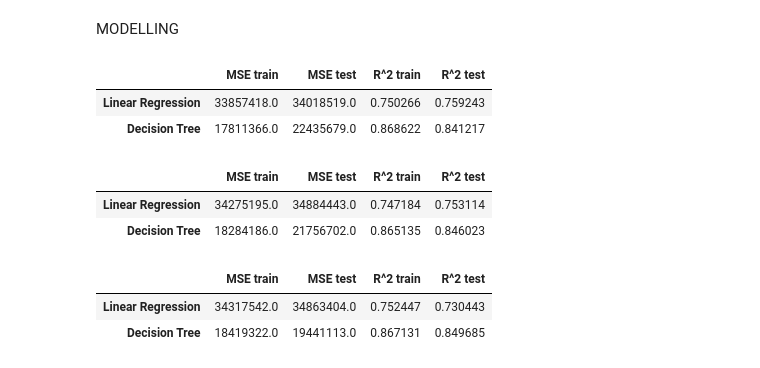
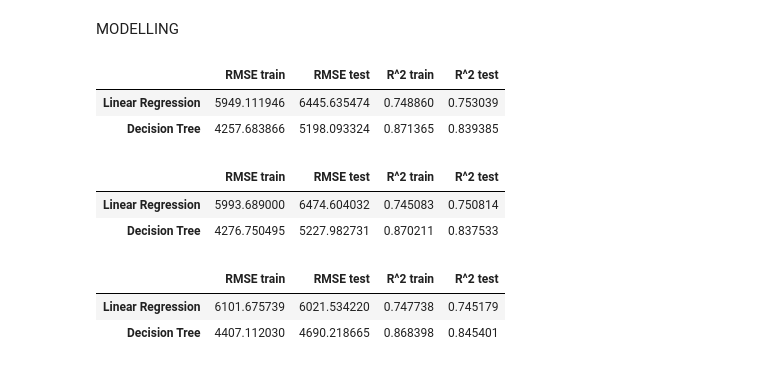
Before and after one commit to ewagaka/ML_regresja, a Jupyter notebook: ML_regresja_projekt.ipynb, the cells around one changed output. Drawn from its saved outputs; the diff is of its cells as text; code cells hidden in the pictures.

```diff
--- a/ML_regresja_projekt.ipynb
+++ b/ML_regresja_projekt.ipynb
@@ -101,7 +102,7 @@ df[['sex', 'smoker', 'region']].describe()
 DATA CLEANING
 # %%
 # Usunięcie duplikatów
-df = df.drop_duplicates()
+df = df.drop_duplicates().reset_index(drop=True)
 # %%
 # Zamienienie wartości typu object oraz int na wartości typu float
 # df_copy = df.copy()
@@ -225,8 +228,8 @@ slr.fit(X_train, y_train)
 y_train_pred = slr.predict(X_train)
 y_test_pred = slr.predict(X_test)
 
-MSE_lr_train = mean_squared_error(y_train, y_train_pred)
-MSE_lr_test = mean_squared_error(y_test, y_test_pred)
+MSE_lr_train = sqrt(mean_squared_error(y_train, y_train_pred))
+MSE_lr_test = sqrt(mean_squared_error(y_test, y_test_pred))
 r2_lr_train = r2_score(y_train, y_train_pred)
 r2_lr_test = r2_score(y_test, y_test_pred)
 # %%
@@ -236,22 +239,22 @@ tree_reg.fit(X_train, y_train)
 y_train_pred = tree_reg.predict(X_train)
 y_test_pred = tree_reg.predict(X_test)
 
-MSE_t_train = mean_squared_error(y_train, y_train_pred)
-MSE_t_test = mean_squared_error(y_test, y_test_pred)
+MSE_t_train = sqrt(mean_squared_error(y_train, y_train_pred))
+MSE_t_test = sqrt(mean_squared_error(y_test, y_test_pred))
 r2_t_train = r2_score(y_train, y_train_pred)
 r2_t_test = r2_score(y_test, y_test_pred)
 # %%
 # Wyniki zastosowanych modeli
-wyniki = pd.DataFrame({'MSE train':[MSE_lr_train.round(0), MSE_t_train.round(0)],
-                      'MSE test':[MSE_lr_test.round(0), MSE_t_test.round(0)],
+wyniki = pd.DataFrame({'RMSE train':[MSE_lr_train, MSE_t_train],
+                      'RMSE test':[MSE_lr_test, MSE_t_test],
                       'R^2 train':[r2_lr_train, r2_t_train],
                       'R^2 test':[r2_lr_test, r2_t_test]})
 wyniki.index=['Linear Regression', 'Decision Tree']
 wyniki
 # %% [output]
-|  | MSE train | MSE test | R^2 train | R^2 test |
-| Linear Regression | 33857418.0 | 34018519.0 | 0.750266 | 0.759243 |
-| Decision Tree | 17811366.0 | 22435679.0 | 0.868622 | 0.841217 |
+|  | RMSE train | RMSE test | R^2 train | R^2 test |
+| Linear Regression | 5949.111946 | 6445.635474 | 0.748860 | 0.753039 |
+| Decision Tree | 4257.683866 | 5198.093324 | 0.871365 | 0.839385 |
 # %%
 # Stworzenie zbioru testowego i treningowego dla wybranych zmiennych
 X = df_copy[['age', 'bmi', 'smoker_no', 'smoker_yes']].values
@@ -284,16 +287,16 @@ r2_t_train = r2_score(y_train, y_train_pred)
 r2_t_test = r2_score(y_test, y_test_pred)
 # %%
 # Wyniki zastosowanych modeli
-wyniki = pd.DataFrame({'MSE train':[MSE_lr_train.round(0), MSE_t_train.round(0)],
-                      'MSE test':[MSE_lr_test.round(0), MSE_t_test.round(0)],
+wyniki = pd.DataFrame({'RMSE train':[MSE_lr_train, MSE_t_train],
+                      'RMSE test':[MSE_lr_test, MSE_t_test],
                       'R^2 train':[r2_lr_train, r2_t_train],
                       'R^2 test':[r2_lr_test, r2_t_test]})
 wyniki.index=['Linear Regression', 'Decision Tree']
 wyniki
 # %% [output]
-|  | MSE train | MSE test | R^2 train | R^2 test |
-| Linear Regression | 34275195.0 | 34884443.0 | 0.747184 | 0.753114 |
-| Decision Tree | 18284186.0 | 21756702.0 | 0.865135 | 0.846023 |
+|  | RMSE train | RMSE test | R^2 train | R^2 test |
+| Linear Regression | 5993.689000 | 6474.604032 | 0.745083 | 0.750814 |
+| Decision Tree | 4276.750495 | 5227.982731 | 0.870211 | 0.837533 |
 # %%
 # Kroswalidacja zastosowanych modeli dla wybranych zmiennych
 from sklearn.model_selection import KFold
@@ -328,13 +331,13 @@ r2_t_train = r2_score(y_train, y_train_pred)
 r2_t_test = r2_score(y_test, y_test_pred)
 # %%
 #Wyniki  modeli
-wyniki = pd.DataFrame({'MSE train':[MSE_lr_train.round(0), MSE_t_train.round(0)],
-                      'MSE test':[MSE_lr_test.round(0), MSE_t_test.round(0)],
+wyniki = pd.DataFrame({'RMSE train':[MSE_lr_train, MSE_t_train],
+                      'RMSE test':[MSE_lr_test, MSE_t_test],
                       'R^2 train':[r2_lr_train, r2_t_train],
                       'R^2 test':[r2_lr_test, r2_t_test]})
 wyniki.index=['Linear Regression', 'Decision Tree']
 wyniki
 # %% [output]
-|  | MSE train | MSE test | R^2 train | R^2 test |
-| Linear Regression | 34317542.0 | 34863404.0 | 0.752447 | 0.730443 |
-| Decision Tree | 18419322.0 | 19441113.0 | 0.867131 | 0.849685 |
+|  | RMSE train | RMSE test | R^2 train | R^2 test |
+| Linear Regression | 6101.675739 | 6021.534220 | 0.747738 | 0.745179 |
+| Decision Tree | 4407.112030 | 4690.218665 | 0.868398 | 0.845401 |
```
Also changed, not shown: parts of 7 cells of this notebook.
